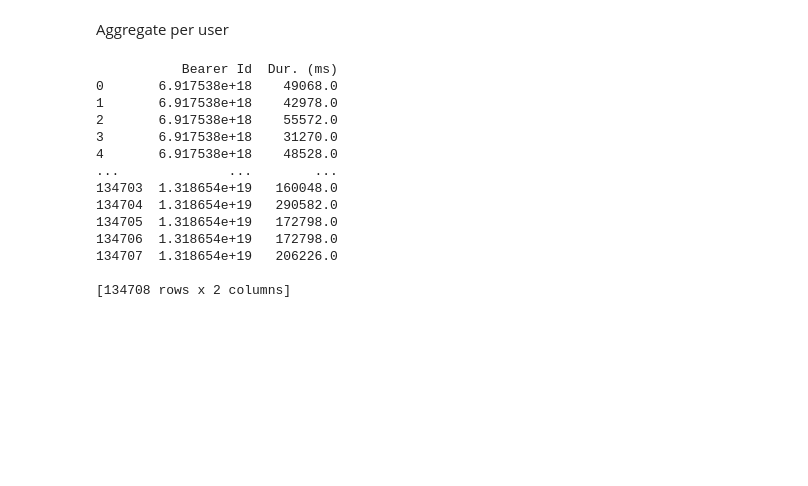
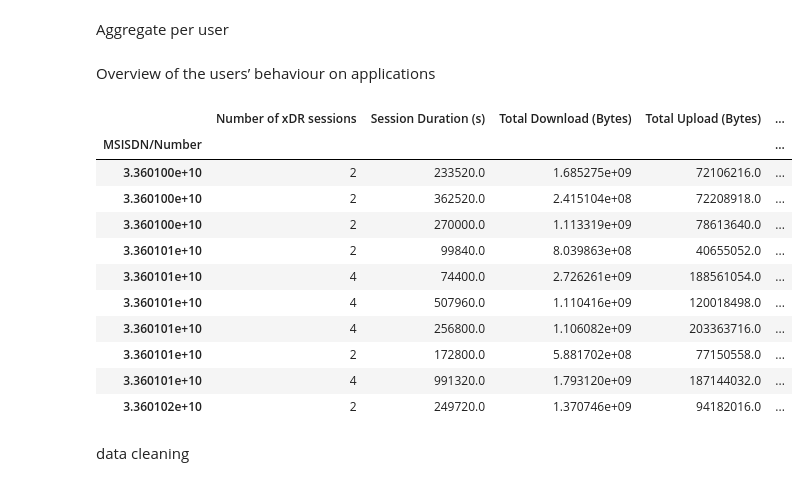
Before and after one commit to gelifatsy/Telecommunication-User-Analytics, a Jupyter notebook: src/data_extraction.ipynb, the cells around one changed output. Drawn from its saved outputs; the diff is of its cells as text; code cells hidden in the pictures; blank space fills up the shorter version.

```diff
--- a/src/data_extraction.ipynb
+++ b/src/data_extraction.ipynb
@@ -213,25 +209,32 @@ print(top_handsets_per_manufacturer)
 0   Apple iPhone 6 (A1586)   Apple iPhone 6 (A1586)        18046
 # %% [markdown]
 Aggregate per user
-# %%
-
-# Group by 'user' and sum the number of xDR sessions for each user
-aggregated_df = df.groupby('Bearer Id')['Dur. (ms)'].sum().reset_index()
-
-# Display the aggregated DataFrame
-print(aggregated_df)
-# %% [output]
-           Bearer Id  Dur. (ms)
-0       6.917538e+18    49068.0
-1       6.917538e+18    42978.0
-2       6.917538e+18    55572.0
-3       6.917538e+18    31270.0
-4       6.917538e+18    48528.0
-...              ...        ...
-134703  1.318654e+19   160048.0
-134704  1.318654e+19   290582.0
-134705  1.318654e+19   172798.0
-134706  1.318654e+19   172798.0
-134707  1.318654e+19   206226.0
-
-[134708 rows x 2 columns]
+# %% [markdown]
+Overview of the users’ behaviour on applications
+# %%
+from dataProcessing import convert_to_datetime, calculate_session_duration, aggregate_per_user
+
+all_applications = ['Social Media', 'Google', 'Email', 'Youtube', 'Netflix', 'Gaming', 'Other']
+
+# Apply data processing functions
+df = convert_to_datetime(df)
+df = calculate_session_duration(df)
+user_aggregated = aggregate_per_user(df, all_applications)
+
+# Display the aggregated information
+user_aggregated.head(10)
+# %% [output]
+|  | Number of xDR sessions | Session Duration (s) | Total Download (Bytes) | Total Upload (Bytes) | ... |
+| MSISDN/Number |  |  |  |  | ... |
+| 3.360100e+10 | 2 | 233520.0 | 1.685275e+09 | 72106216.0 | ... |
+| 3.360100e+10 | 2 | 362520.0 | 2.415104e+08 | 72208918.0 | ... |
+| 3.360100e+10 | 2 | 270000.0 | 1.113319e+09 | 78613640.0 | ... |
+| 3.360101e+10 | 2 | 99840.0 | 8.039863e+08 | 40655052.0 | ... |
+| 3.360101e+10 | 4 | 74400.0 | 2.726261e+09 | 188561054.0 | ... |
+| 3.360101e+10 | 4 | 507960.0 | 1.110416e+09 | 120018498.0 | ... |
+| 3.360101e+10 | 4 | 256800.0 | 1.106082e+09 | 203363716.0 | ... |
+| 3.360101e+10 | 2 | 172800.0 | 5.881702e+08 | 77150558.0 | ... |
+| 3.360101e+10 | 4 | 991320.0 | 1.793120e+09 | 187144032.0 | ... |
+| 3.360102e+10 | 2 | 249720.0 | 1.370746e+09 | 94182016.0 | ... |
+# %% [markdown]
+data cleaning
```
Also changed, not shown: parts of 8 cells of this notebook, 4 other files.
